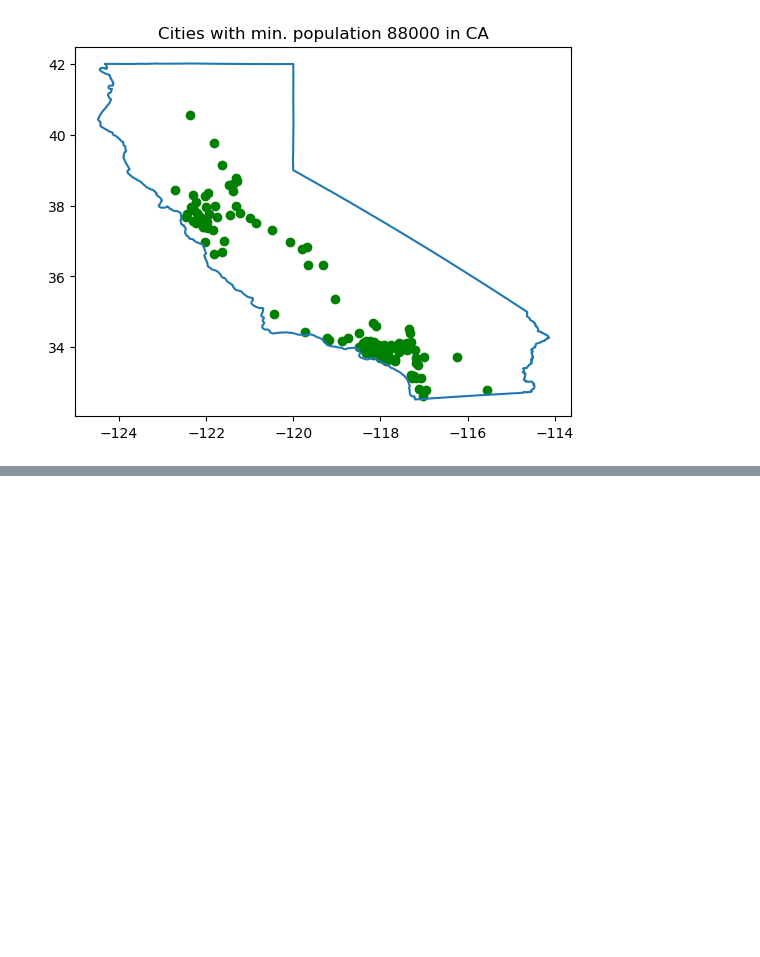
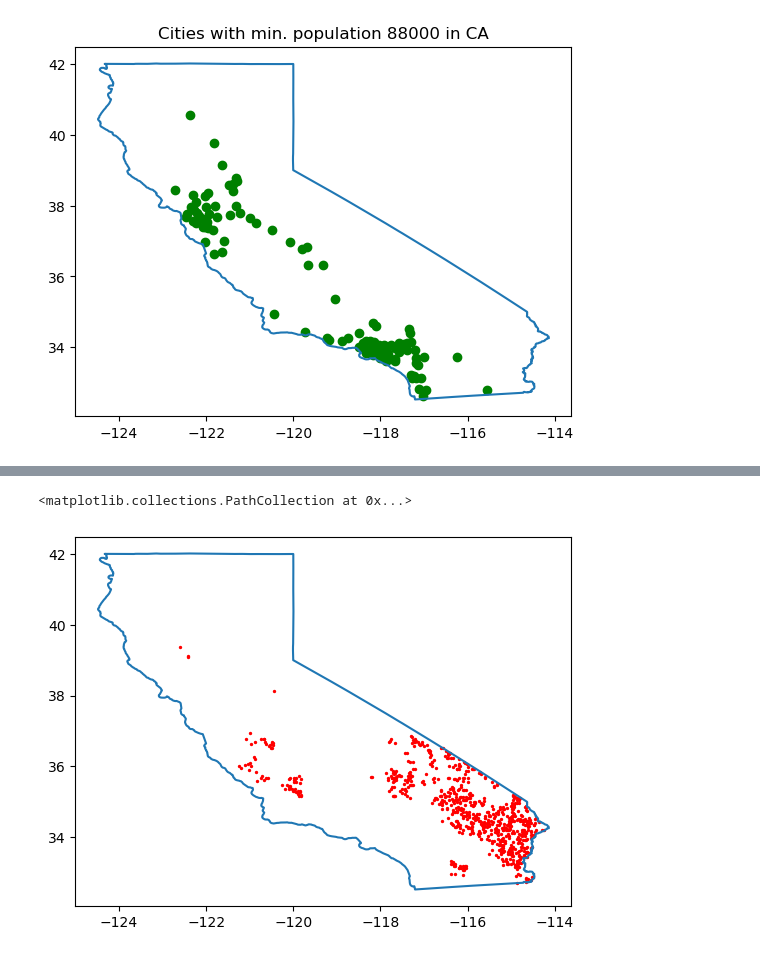
Before and after one commit to hrhampapura/SolarFarmPrediction, a Jupyter notebook: data_code/cities.ipynb, the cells around one changed output, grey strips where cells are left out. Saved outputs shown, nothing was run; the diff lists cells and outputs as text; code cells hidden in the pictures; blank space fills up the shorter version.

```diff
--- a/data_code/cities.ipynb
+++ b/data_code/cities.ipynb
@@ -524,0 +554,16 @@ pl.colorbar(sc)
+# %%
+# thresholds
+solar_slopes = CA_data.loc[CA_data['Solar_farm_present']==1]['slope'].values.copy()
+solor_elevations = CA_data.loc[CA_data['Solar_farm_present']==1]['elevation'].values.copy()
+solar_distance = CA_data.loc[CA_data['Solar_farm_present']==1]['min_distance'].values.copy()
+solar_ac_annual = CA_data.loc[CA_data['Solar_farm_present']==1]['ac_annual'].values.copy()
+
+slope_threshold = np.percentile(solar_slopes,90)
+elevations_threshold = np.percentile(solor_elevations,90)
+distance_threshold = np.percentile(solar_distance,90)
+ac_threshold = np.percentile(solar_ac_annual,10)
+# %%
+bad_city_rows = (np.isnan(CA_data['Solar_farm_present'])) & (CA_data['slope']<slope_threshold) & (CA_data['elevation']<elevations_threshold) & (CA_data['ac_annual']>ac_threshold) & (CA_data['min_distance']>distance_threshold) & (CA_data['land_cover']==1)
+bad_city_data = CA_data.loc[bad_city_rows]
+bad_city_lats = bad_city_data['Latitude'].values
+bad_city_lngs = bad_city_data['Longitude'].values
@@ -524,0 +574,6 @@ pl.colorbar(sc)
+# %%
+pl.plot(*CA_polygon.exterior.xy)
+pl.scatter(bad_city_lngs,bad_city_lats,color='red',s=2)
+# %% [output]
+<matplotlib.collections.PathCollection at 0x...>
+[figure, added]
```
Also changed, not shown: parts of 23 cells of this notebook, 3 other files.
